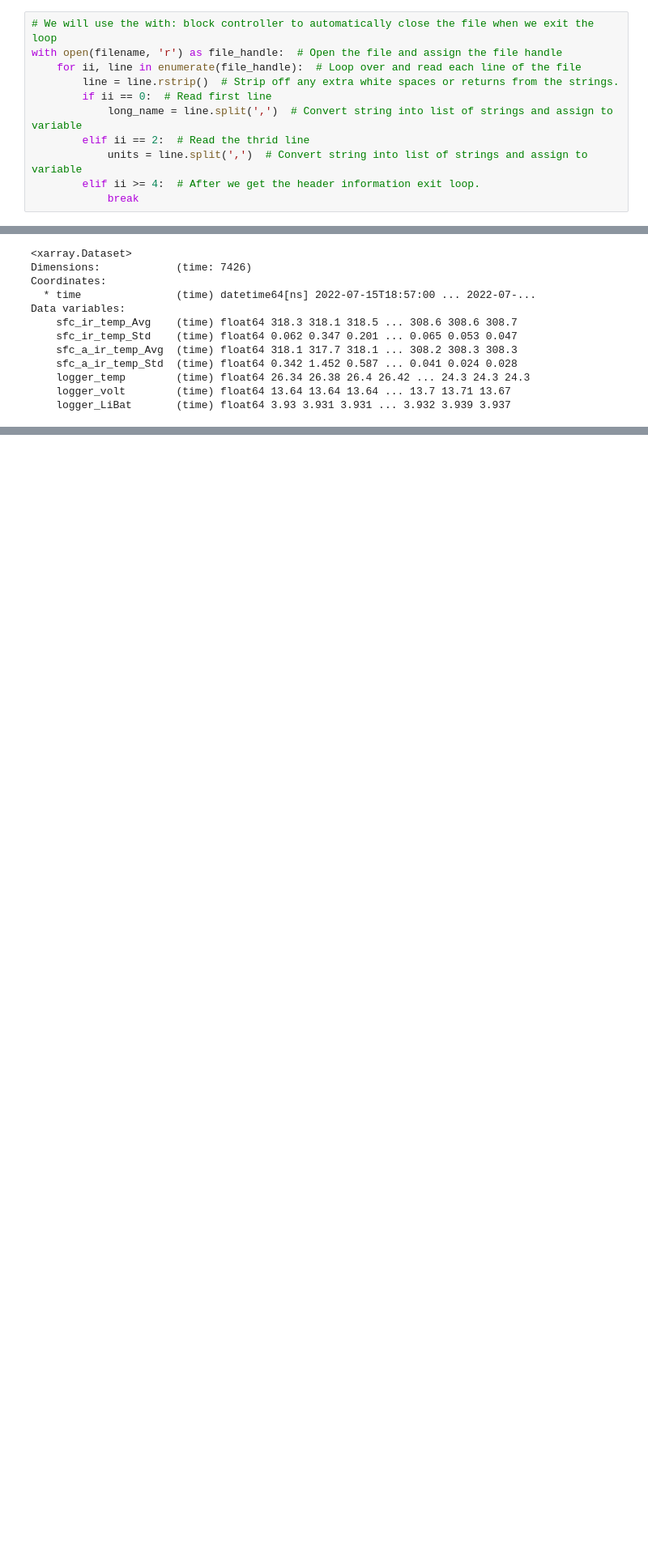
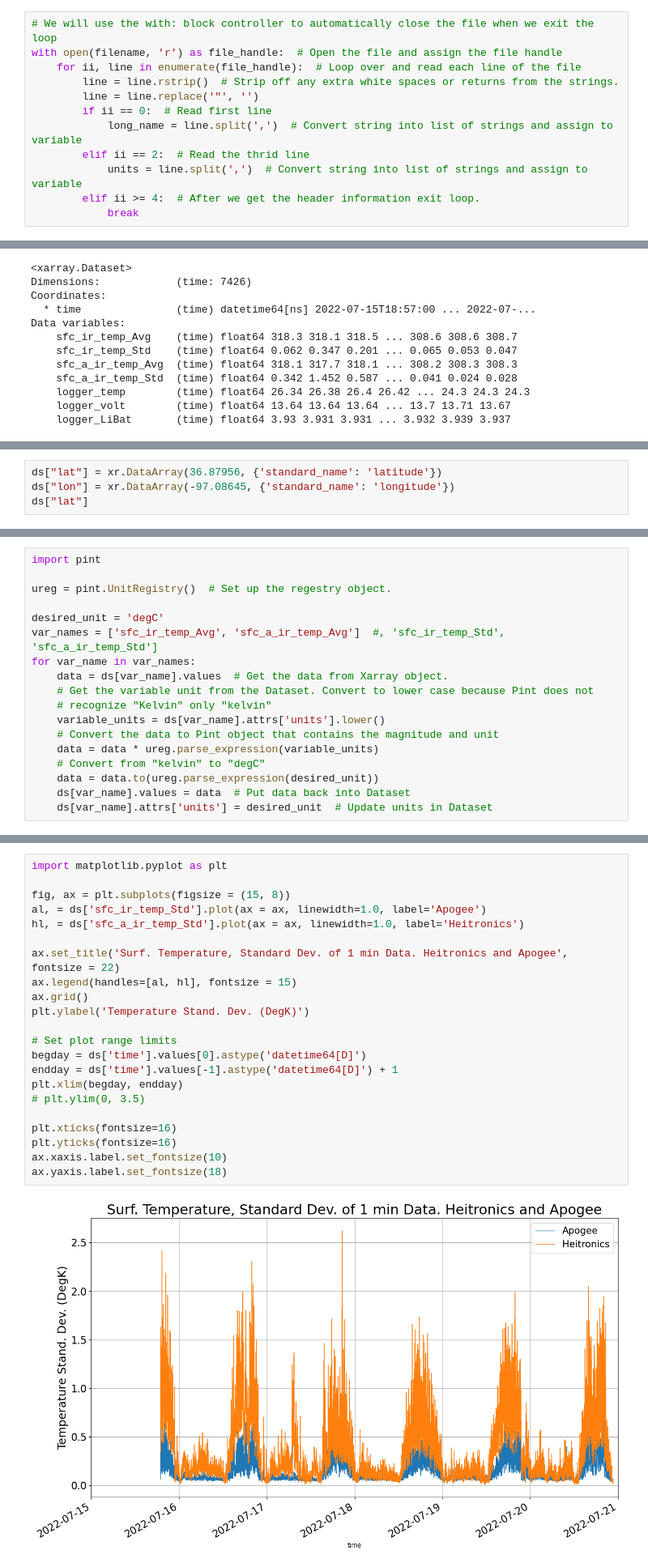
Before and after one commit to kenkehoe/AtmosphericPythonCourse, a Jupyter notebook: examples/csv_to_netcdf.ipynb, the cells around one changed output, grey strips where cells are left out. Shown at 81% size. Drawn from its saved outputs; the diff is of its cells as text; blank space fills up the shorter version.

Commit message:
Adding plot and unit conversion

```diff
--- a/examples/csv_to_netcdf.ipynb
+++ b/examples/csv_to_netcdf.ipynb
@@ -66,6 +67,7 @@ Since the units and long name are in the header of the .dat file we can read the
 with open(filename, 'r') as file_handle:  # Open the file and assign the file handle
     for ii, line in enumerate(file_handle):  # Loop over and read each line of the file
         line = line.rstrip()  # Strip off any extra white spaces or returns from the strings.
+        line = line.replace('"', '')
         if ii == 0:  # Read first line
             long_name = line.split(',')  # Convert string into list of strings and assign to variable
         elif ii == 2:  # Read the thrid line
@@ -108,0 +127,4 @@ Data variables:
+# %%
+ds["lat"] = xr.DataArray(36.87956, {'standard_name': 'latitude'})
+ds["lon"] = xr.DataArray(-97.08645, {'standard_name': 'longitude'})
+ds["lat"]
@@ -108,0 +138,18 @@ Data variables:
+# %%
+import pint
+
+ureg = pint.UnitRegistry()  # Set up the regestry object.
+
+desired_unit = 'degC'
+var_names = ['sfc_ir_temp_Avg', 'sfc_a_ir_temp_Avg']  #, 'sfc_ir_temp_Std', 'sfc_a_ir_temp_Std']
+for var_name in var_names:
+    data = ds[var_name].values  # Get the data from Xarray object.
+    # Get the variable unit from the Dataset. Convert to lower case because Pint does not
+    # recognize "Kelvin" only "kelvin"
+    variable_units = ds[var_name].attrs['units'].lower()
+    # Convert the data to Pint object that contains the magnitude and unit
+    data = data * ureg.parse_expression(variable_units)
+    # Convert from "kelvin" to "degC"
+    data = data.to(ureg.parse_expression(desired_unit))
+    ds[var_name].values = data  # Put data back into Dataset
+    ds[var_name].attrs['units'] = desired_unit  # Update units in Dataset
@@ -108,0 +158,24 @@ Data variables:
+# %%
+import matplotlib.pyplot as plt
+
+fig, ax = plt.subplots(figsize = (15, 8))
+al, = ds['sfc_ir_temp_Std'].plot(ax = ax, linewidth=1.0, label='Apogee')
+hl, = ds['sfc_a_ir_temp_Std'].plot(ax = ax, linewidth=1.0, label='Heitronics')
+
+ax.set_title('Surf. Temperature, Standard Dev. of 1 min Data. Heitronics and Apogee', fontsize = 22)
+ax.legend(handles=[al, hl], fontsize = 15)
+ax.grid()
+plt.ylabel('Temperature Stand. Dev. (DegK)')
+
+# Set plot range limits
+begday = ds['time'].values[0].astype('datetime64[D]')
+endday = ds['time'].values[-1].astype('datetime64[D]') + 1
+plt.xlim(begday, endday)
+# plt.ylim(0, 3.5)
+
+plt.xticks(fontsize=16)
+plt.yticks(fontsize=16)
+ax.xaxis.label.set_fontsize(10)
+ax.yaxis.label.set_fontsize(18)
+# %% [output]
+[figure, added]
```
Also changed, not shown: parts of 10 cells of this notebook.
